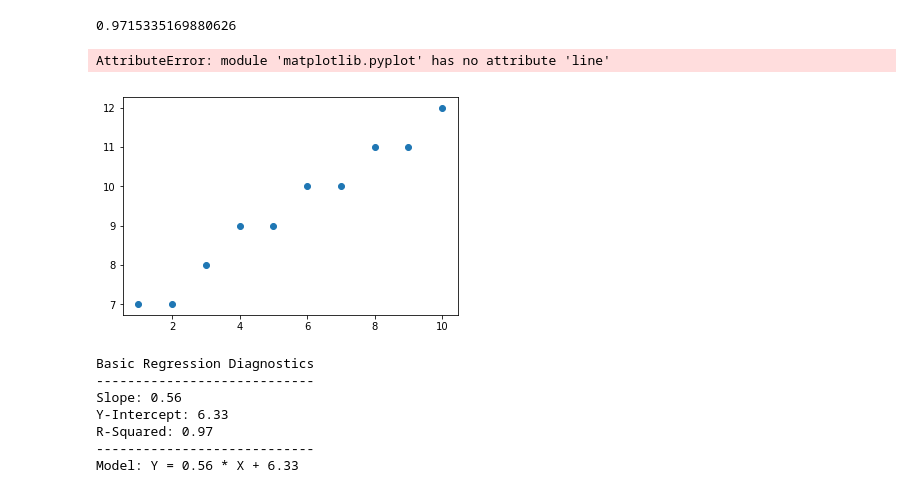
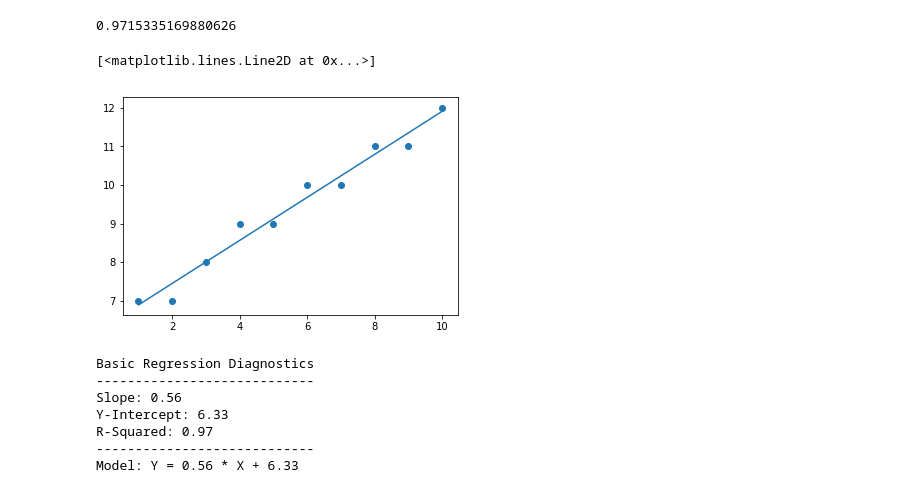
Before and after one commit to bl419cam/dsc-complete-regression-lab-seattle-ds-062419, a Jupyter notebook: index.ipynb, the cells around one changed output. Cells and saved outputs as stored; diff of their text form; code cells hidden in the pictures.

```diff
--- a/index.ipynb
+++ b/index.ipynb
@@ -72,13 +72,13 @@ import matplotlib.pyplot as plt
 # %%
 #graph
 new_figure = plt.figure()
 scatter = new_figure.add_subplot(111)
 
 plt.scatter(X, Y)
-plt.line(X, Y_pred)
+plt.plot(X, Y_pred)
 # %% [output]
-AttributeError: module 'matplotlib.pyplot' has no attribute 'line'
+[<matplotlib.lines.Line2D at 0x...>]
-[figure, old version]
+[figure, new version]
 # %%
 # Basic Regression Diagnostics
 # ----------------------------
```
